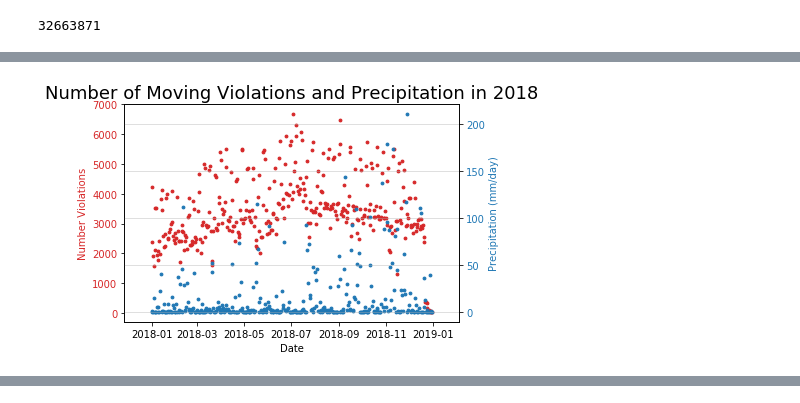
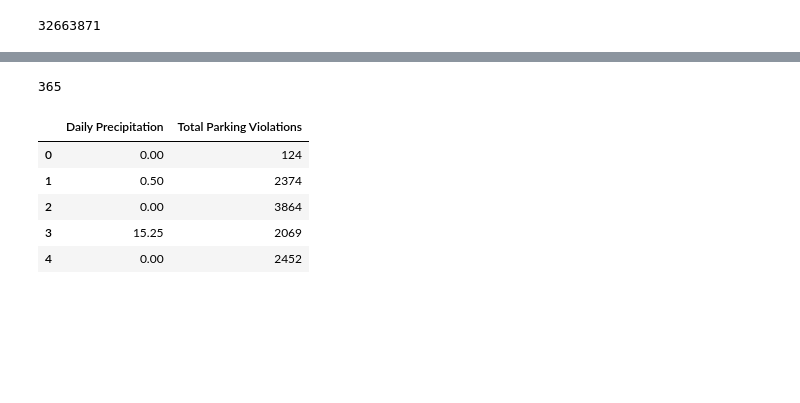
Before and after one commit to TPD119/GW_Project2_ETL, a Jupyter notebook: parking_moving_violations_dc.ipynb, the cells around one changed output, grey strips where cells are left out. Cells and saved outputs as stored; diff of their text form; code cells hidden in the pictures; blank space fills up the shorter version.

```diff
--- a/parking_moving_violations_dc.ipynb
+++ b/parking_moving_violations_dc.ipynb
@@ -245,29 +288,3 @@ plt.show()
-# %%
-#Create plot to display moving violations and precipitation over 2018
-x_axis = parking_moving_weather_df.index
-
-fig, ax1 = plt.subplots()
-
-color = 'tab:red'
-ax1.set_xlabel('Date')
-ax1.set_ylabel('Number Violations', color=color)
-ax1.scatter(x_axis, parking_moving_weather_df['Total Moving Violations'], color=color, s = 8)
-ax1.tick_params(axis='y', labelcolor=color)
-
-ax2 = ax1.twinx()  # instantiate a second axes that shares the same x-axis
-
-color = 'tab:blue'
-ax2.set_ylabel('Precipitation (mm/day)', color=color)  # we already handled the x-label with ax1
-ax2.scatter(x_axis, parking_moving_weather_df['Daily Precipitation'], color=color, s = 8)
-ax2.tick_params(axis='y', labelcolor=color)
-
-plt.title('Number of Moving Violations and Precipitation in 2018', fontsize = 18)
-plt.xlabel('Date', fontsize = 16)
-plt.grid(alpha = 0.5)
-
-plt.show()
-# %% [output]
-[figure, removed]
 # %%
 #Prepare to load Data Frames with SQLAlchemy
 from sqlalchemy import create_engine
@@ -278,7 +304,7 @@ from config import local_parkingmoving_dbname, local_parkingmoving_dbuser
 # %%
 # Create Engine and Pass in MySQL Connection
 # Local Connection Backup
-lengine = create_engine(f"mysql://{local_parkingmoving_dbuser}@localhost:3306/{local_parkingmoving_dbname}")
+lengine = create_engine(f"mysql://{local_parkingmoving_dbuser}:{local_parkingmoving_dbpwd}@localhost:3306/{local_parkingmoving_dbname}")
 # %%
 # Create a local database engine connection
 lconn = lengine.connect()
@@ -306,0 +331,12 @@ parking_moving_weather_df.to_sql(name='parking_moving_weather', if_exists='appen
+# %%
+parking_moving_weather_df = pd.read_sql("SELECT * FROM parking_weather", lconn)
+print(len(parking_moving_weather_df))
+parking_moving_weather_df.head()
+# %% [output]
+365
+|  | Daily Precipitation | Total Parking Violations |
+| 0 | 0.00 | 124 |
+| 1 | 0.50 | 2374 |
+| 2 | 0.00 | 3864 |
+| 3 | 15.25 | 2069 |
+| 4 | 0.00 | 2452 |
```
Also changed, not shown: parts of 30 cells of this notebook, 4 other files.
